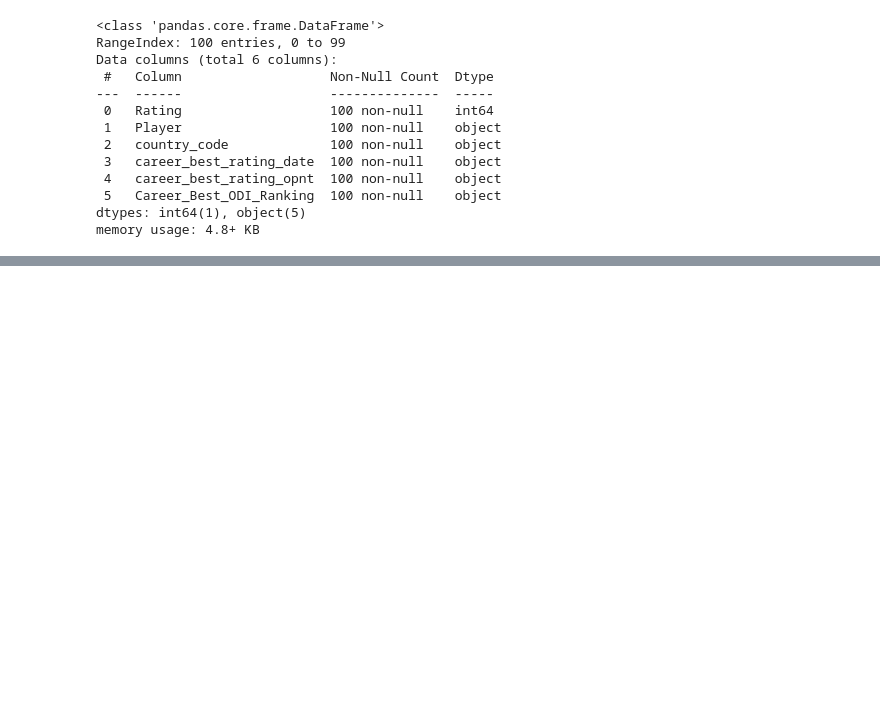
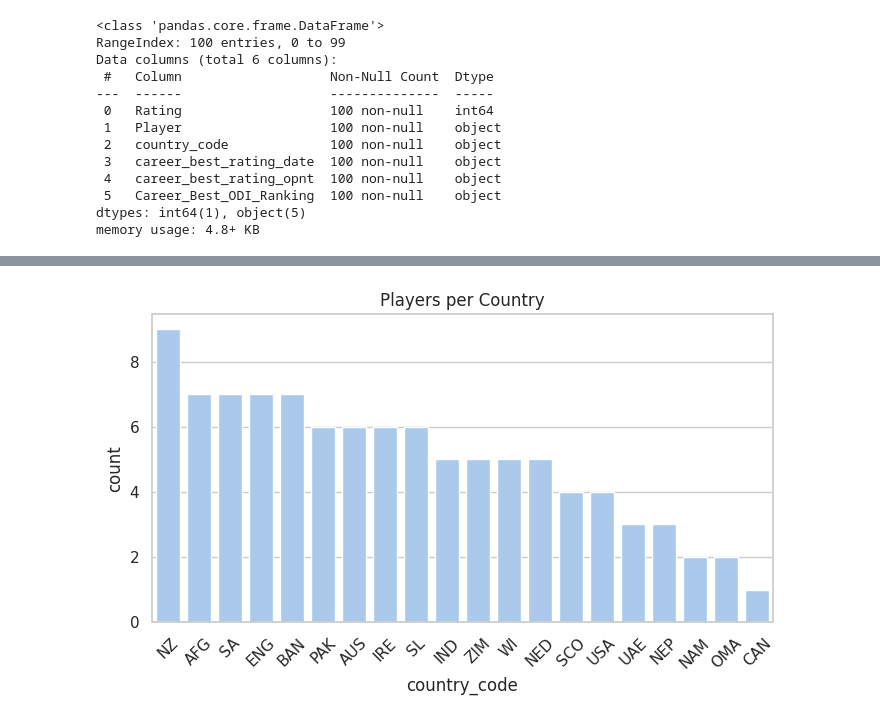
Before and after one commit to ramoliyaYug/EDAs, a Jupyter notebook: ICCODI/ICCODI.ipynb, the cells around one changed output, grey strips where cells are left out. Drawn from its saved outputs; the diff is of its cells as text; code cells hidden in the pictures; blank space fills up the shorter version.

```diff
--- a/ICCODI/ICCODI.ipynb
+++ b/ICCODI/ICCODI.ipynb
@@ -41,0 +131,8 @@ memory usage: 4.8+ KB
+# %%
+plt.figure(figsize=(8, 4))
+sns.countplot(x="country_code", data=df, order=df["country_code"].value_counts().index)
+plt.xticks(rotation=45)
+plt.title("Players per Country")
+plt.show()
+# %% [output]
+[figure, added]
```
Also changed, not shown: parts of 12 cells of this notebook.
